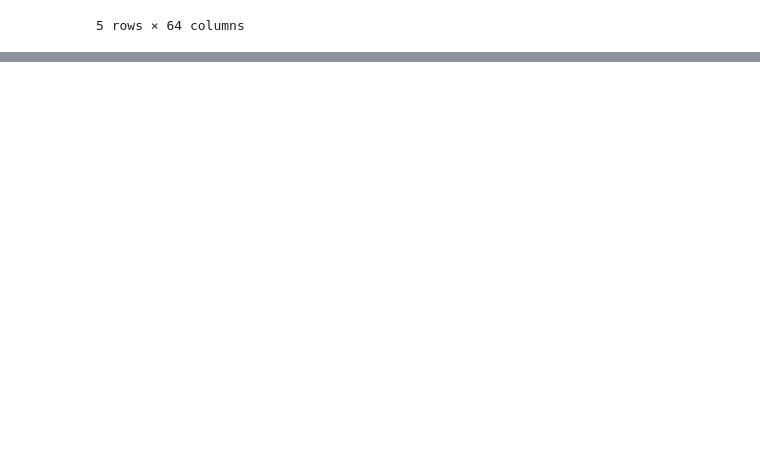
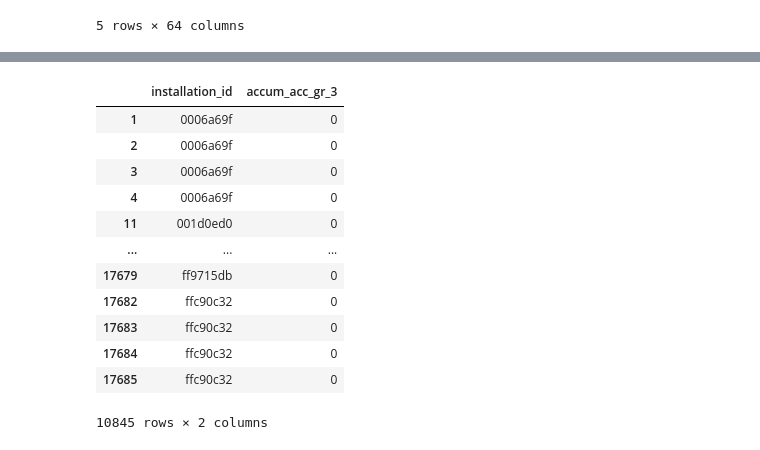
Before and after one commit to guchio3/kaggle-dsb-2019, a Jupyter notebook: notebooks/e015_debug_features.ipynb, the cells around one changed output, grey strips where cells are left out. Saved outputs shown, nothing was run; the diff lists cells and outputs as text; code cells hidden in the pictures; blank space fills up the shorter version.

```diff
--- a/notebooks/e015_debug_features.ipynb
+++ b/notebooks/e015_debug_features.ipynb
@@ -280 +275,17 @@ a[['accum_acc_gr_3']][a['accum_acc_gr_3'].values != df2['accum_acc_gr_3'].values
+# %%
+a[['installation_id', 'accum_acc_gr_3']][a['accum_acc_gr_3'].values != df2['accum_acc_gr_3'].values]
+# %% [output]
+|  | installation_id | accum_acc_gr_3 |
+| 1 | 0006a69f | 0 |
+| 2 | 0006a69f | 0 |
+| 3 | 0006a69f | 0 |
+| 4 | 0006a69f | 0 |
+| 11 | 001d0ed0 | 0 |
+| ... | ... | ... |
+| 17679 | ff9715db | 0 |
+| 17682 | ffc90c32 | 0 |
+| 17683 | ffc90c32 | 0 |
+| 17684 | ffc90c32 | 0 |
+| 17685 | ffc90c32 | 0 |
+10845 rows × 2 columns
 # %%
```
Also changed, not shown: parts of 14 cells of this notebook.
